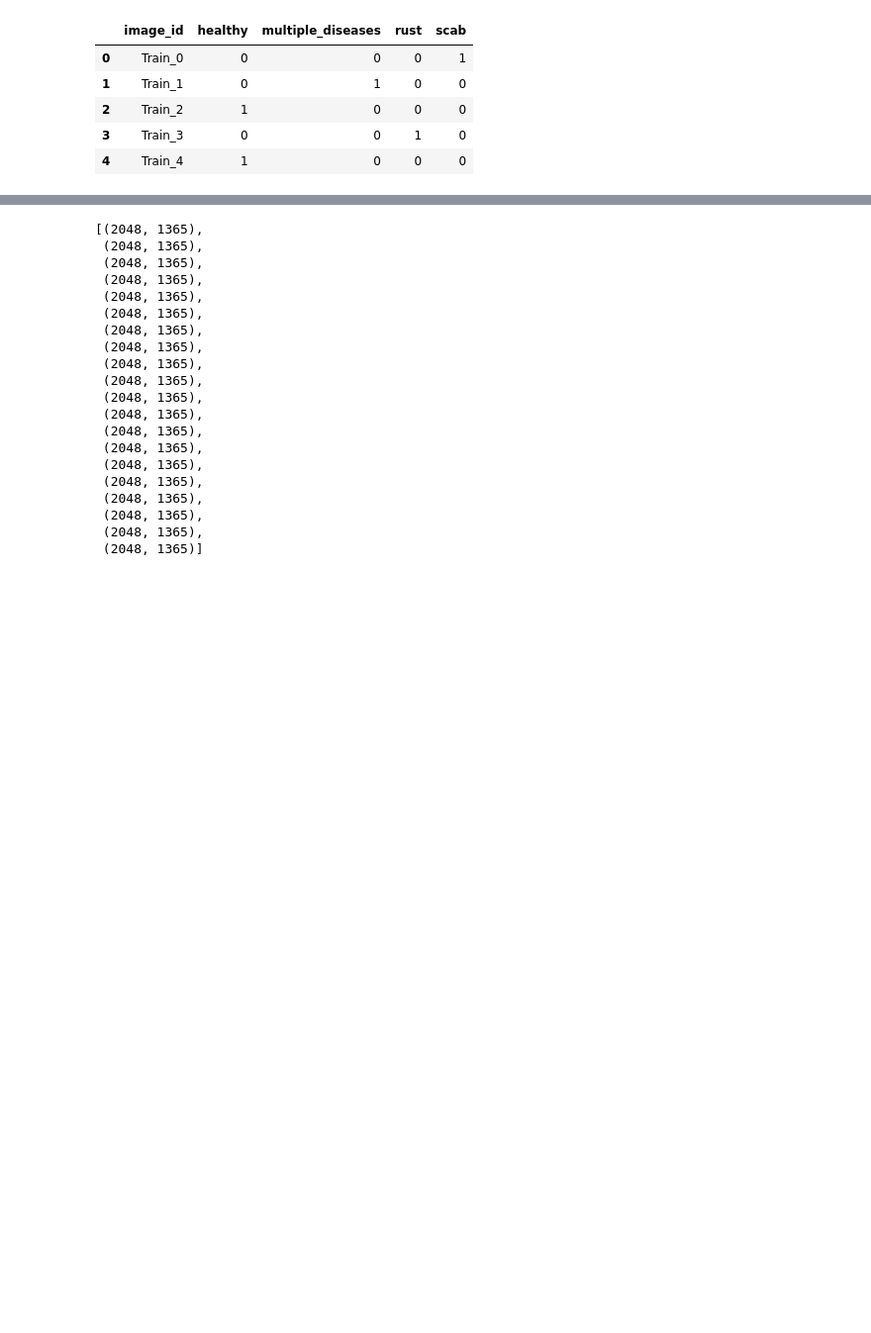
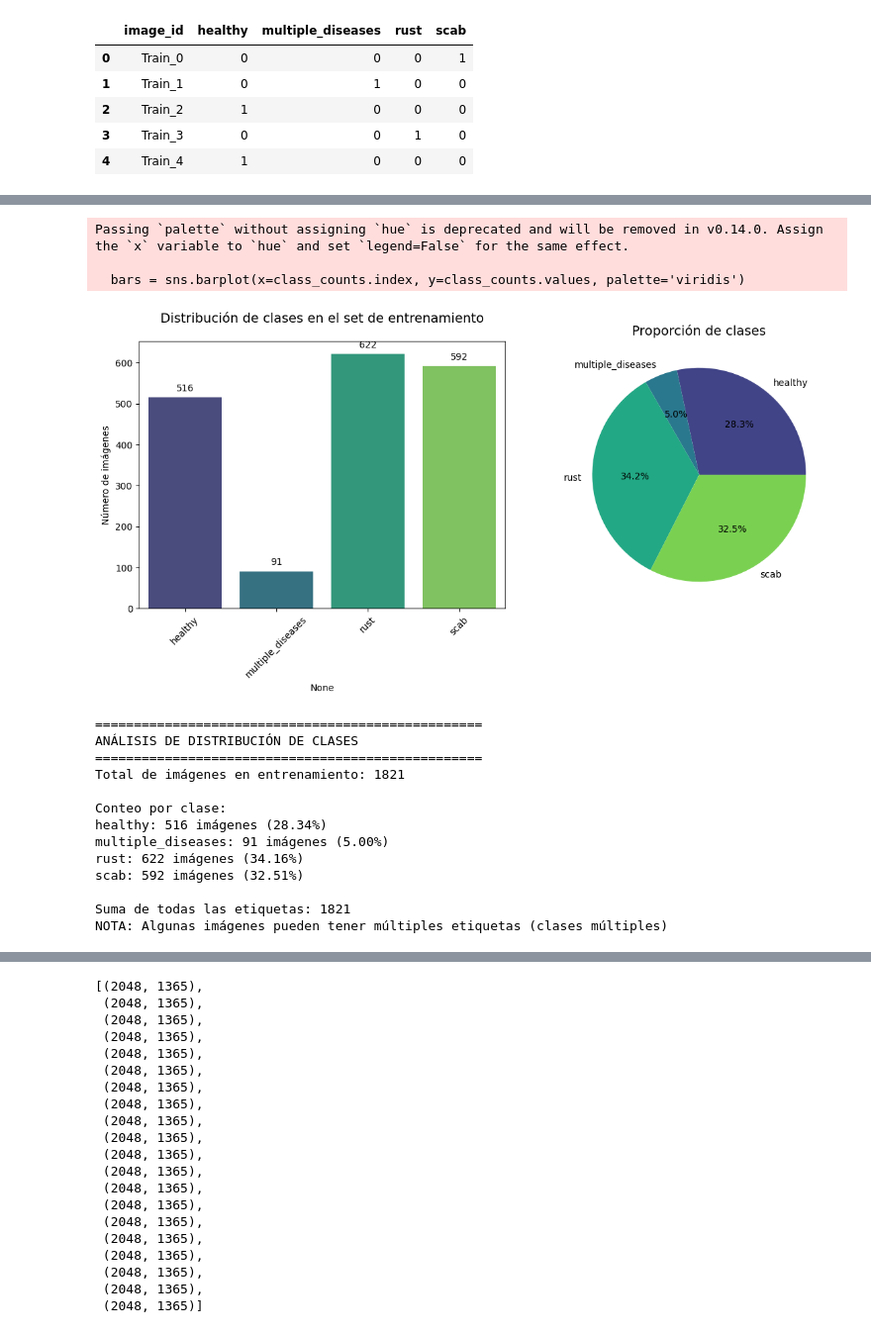
Before and after one commit to DuvanR0598/Deep_Learning_UdeA, a Jupyter notebook: 01 - exploración de datos.ipynb, the cells around one changed output, grey strips where cells are left out. Shown at 99% size. Saved outputs shown, nothing was run; the diff lists cells and outputs as text; code cells hidden in the pictures; blank space fills up the shorter version.

```diff
--- a/01 - exploración de datos.ipynb
+++ b/01 - exploración de datos.ipynb
@@ -106,3 +132,60 @@ plt.show()
+# %%
+#Distribucion de clases
+class_counts = train_df.iloc[:, 1:].sum()
+total_images = len(train_df)
+
+plt.figure(figsize=(12,6))
+
+#Grafico de barras
+plt.subplot(1, 2, 1)
+bars = sns.barplot(x=class_counts.index, y=class_counts.values, palette='viridis')
+plt.title("Distribución de clases en el set de entrenamiento", fontsize=14, pad=20)
+plt.xticks(rotation=45)
+plt.ylabel('Número de imágenes')
+
+# Añadir valores en las barras
+for i, v in enumerate(class_counts.values):
+    bars.text(i, v + 10, str(v), ha='center', va='bottom')
+
+# Gráfico de torta
+plt.subplot(1, 2, 2)
+plt.pie(class_counts.values, labels=class_counts.index, autopct='%1.1f%%',
+        colors=sns.color_palette('viridis', len(class_counts)))
+plt.title('Proporción de clases', fontsize=14)
+
+plt.tight_layout()
+plt.show()
+
+# Análisis adicional de la distribución
+print("\n" + "="*50)
+print("ANÁLISIS DE DISTRIBUCIÓN DE CLASES")
+print("="*50)
+print(f"Total de imágenes en entrenamiento: {total_images}")
+print("\nConteo por clase:")
+for class_name, count in class_counts.items():
+    percentage = (count / total_images) * 100
+    print(f"{class_name}: {count} imágenes ({percentage:.2f}%)")
+
+print(f"\nSuma de todas las etiquetas: {class_counts.sum()}")
+print("NOTA: Algunas imágenes pueden tener múltiples etiquetas (clases múltiples)")
+# %% [output]
+Passing `palette` without assigning `hue` is deprecated and will be removed in v0.14.0. Assign the `x` variable to `hue` and set `legend=False` for the same effect.
+
+  bars = sns.barplot(x=class_counts.index, y=class_counts.values, palette='viridis')
+[figure, added]
+==================================================
+ANÁLISIS DE DISTRIBUCIÓN DE CLASES
+==================================================
+Total de imágenes en entrenamiento: 1821
+
+Conteo por clase:
+healthy: 516 imágenes (28.34%)
+multiple_diseases: 91 imágenes (5.00%)
+rust: 622 imágenes (34.16%)
+scab: 592 imágenes (32.51%)
+
+Suma de todas las etiquetas: 1821
+NOTA: Algunas imágenes pueden tener múltiples etiquetas (clases múltiples)
 # %%
 #Mostrar imagenes de ejemplo
 image_dir = "plant_data/images"
```
Also changed, not shown: parts of 14 cells of this notebook.
